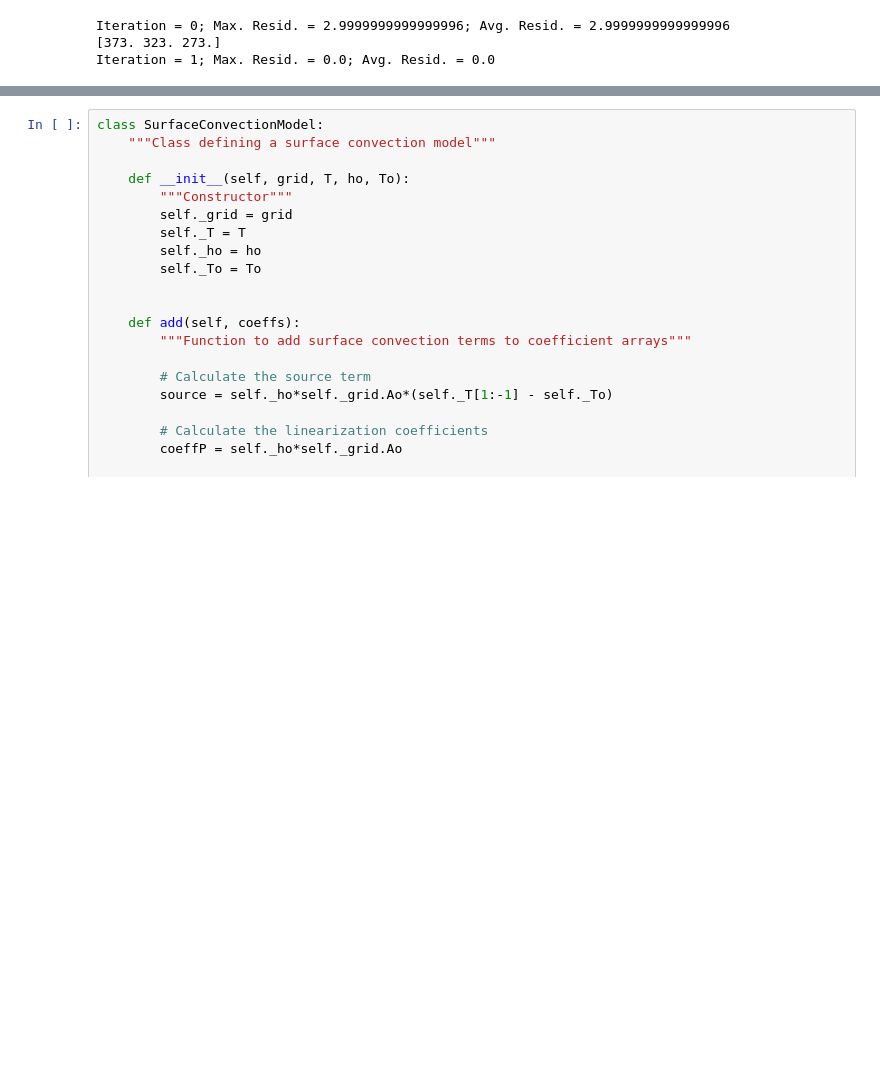
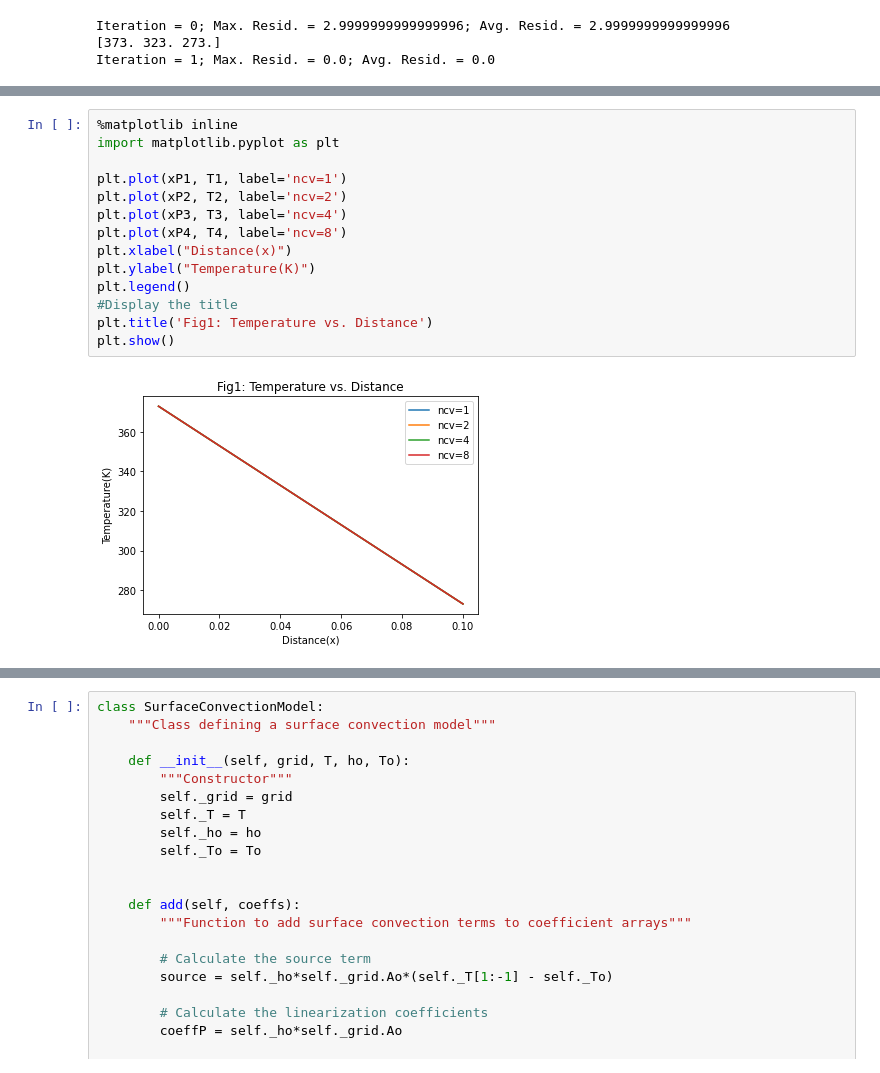
Before and after one commit to LamiaAroni/9710_CFD_project1, a Jupyter notebook: CFD_Assignment_lamia.ipynb, the cells around one changed output, grey strips where cells are left out. Saved outputs shown, nothing was run; the diff lists cells and outputs as text; blank space fills up the shorter version.

```diff
--- a/CFD_Assignment_lamia.ipynb
+++ b/CFD_Assignment_lamia.ipynb
@@ -401,0 +656,16 @@ plt.show()
+# %%
+%matplotlib inline
+import matplotlib.pyplot as plt
+
+plt.plot(xP1, T1, label='ncv=1')
+plt.plot(xP2, T2, label='ncv=2')
+plt.plot(xP3, T3, label='ncv=4')
+plt.plot(xP4, T4, label='ncv=8')
+plt.xlabel("Distance(x)")
+plt.ylabel("Temperature(K)")
+plt.legend()
+#Display the title
+plt.title('Fig1: Temperature vs. Distance')
+plt.show()
+# %% [output]
+[figure, added]
```
Also changed, not shown: parts of 6 cells of this notebook.
